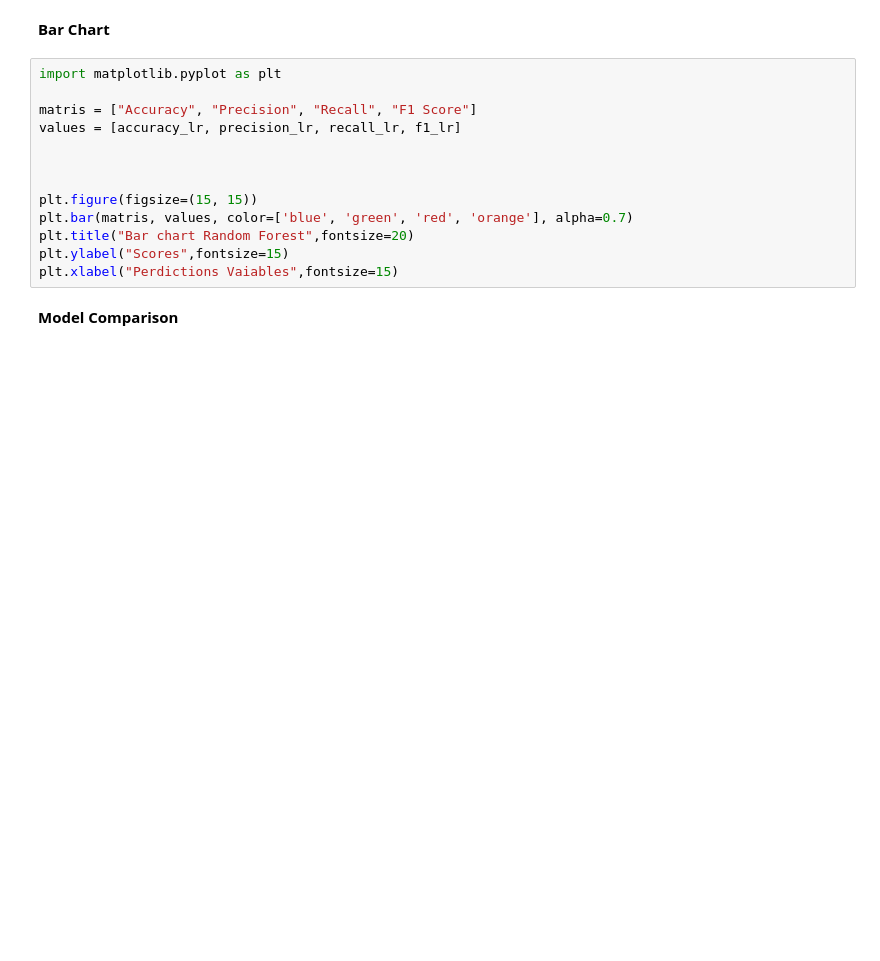
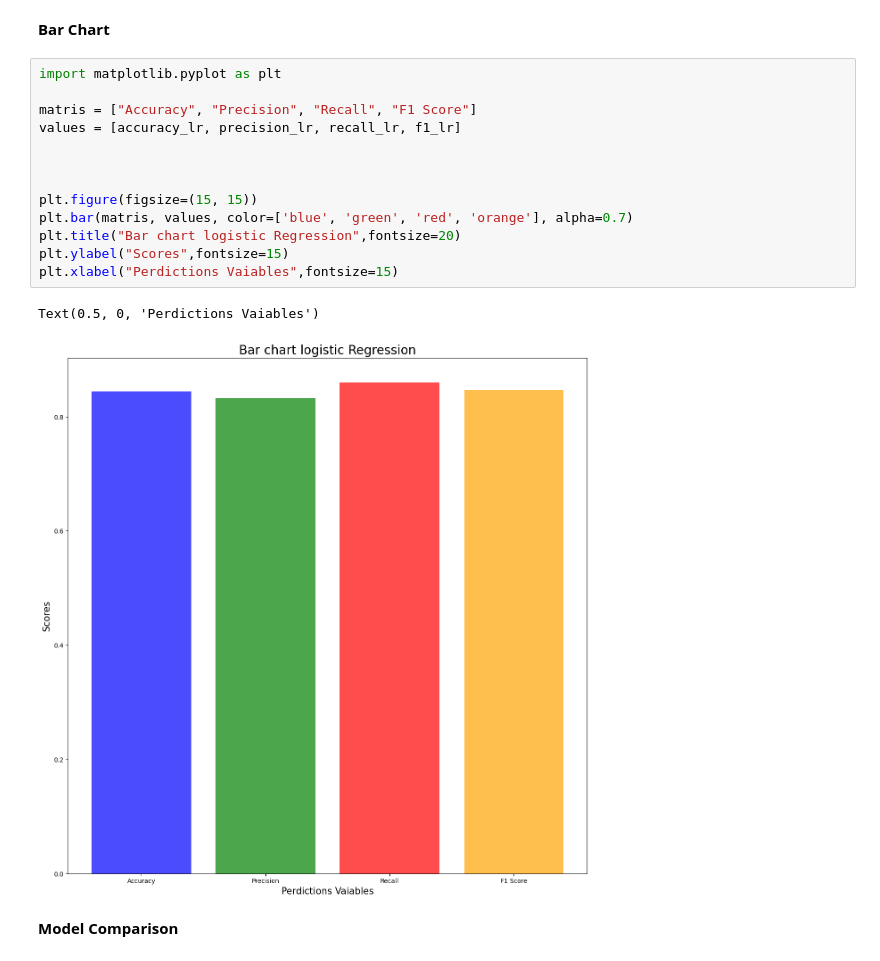
Before and after one commit to coddingNinja/ml_project, a Jupyter notebook: ml_project.ipynb, the cells around one changed output. Saved outputs shown, nothing was run; the diff lists cells and outputs as text; blank space fills up the shorter version.

Commit message:
adding bar chart

```diff
--- a/ml_project.ipynb
+++ b/ml_project.ipynb
@@ -344,16 +344,19 @@ plt.show()
 # %%
 import matplotlib.pyplot as plt
 
 matris = ["Accuracy", "Precision", "Recall", "F1 Score"]
 values = [accuracy_lr, precision_lr, recall_lr, f1_lr]
 
 
 
 plt.figure(figsize=(15, 15))
 plt.bar(matris, values, color=['blue', 'green', 'red', 'orange'], alpha=0.7)
-plt.title("Bar chart Random Forest",fontsize=20)
+plt.title("Bar chart logistic Regression",fontsize=20)
 plt.ylabel("Scores",fontsize=15)
 plt.xlabel("Perdictions Vaiables",fontsize=15)
+# %% [output]
+Text(0.5, 0, 'Perdictions Vaiables')
+[figure, added]
 # %% [markdown]
 **Model Comparison**
 # %%
```
Also changed, not shown: parts of 1 cell of this notebook.
